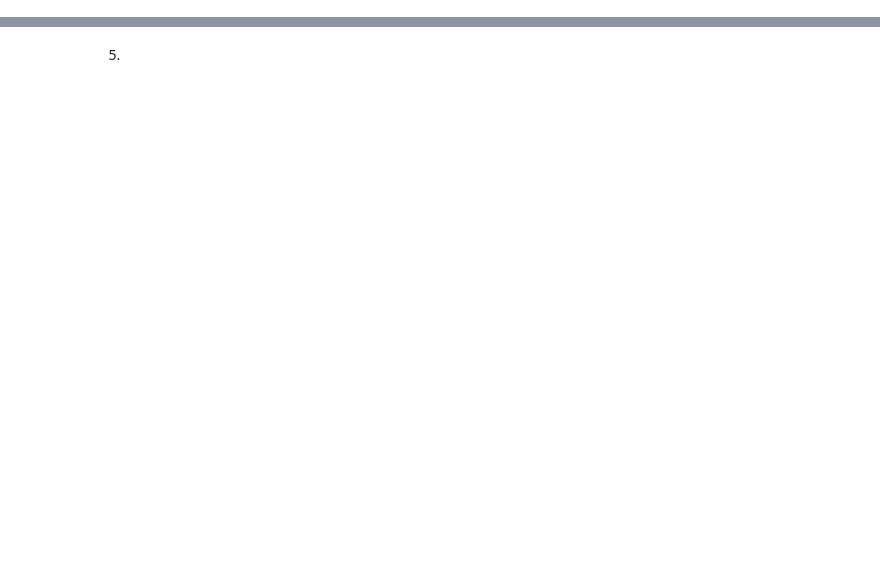
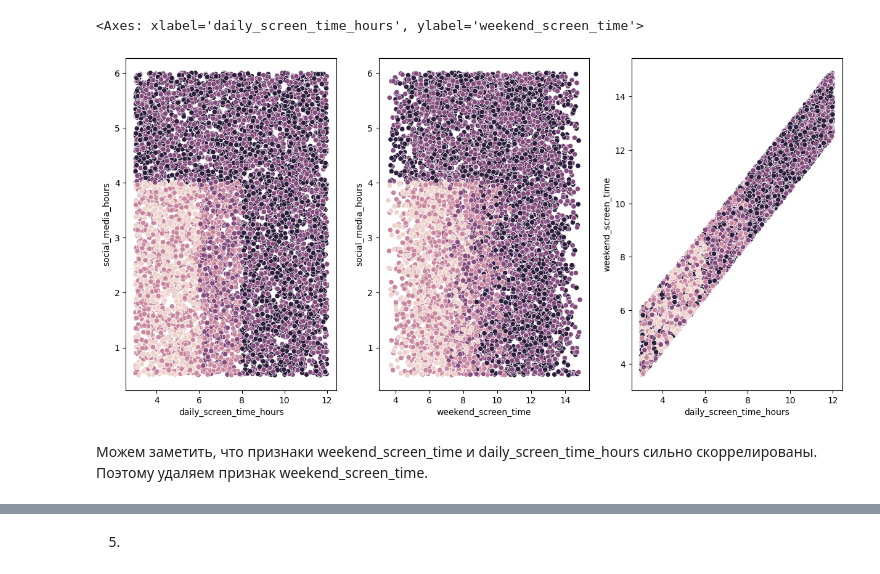
Before and after one commit to Staniskhan/ML_course, a Jupyter notebook: hw03/hw03.ipynb, the cells around one changed output, grey strips where cells are left out. Cells and saved outputs as stored; diff of their text form; code cells hidden in the pictures; blank space fills up the shorter version.

```diff
--- a/hw03/hw03.ipynb
+++ b/hw03/hw03.ipynb
@@ -83,0 +112,3 @@ array([0, 0, 0, 0, 0, 0, 0, 0, 0, 0, 0, 0, 0, 0, 0, 0, 0, 0, 0, 0, 0, 0,
+# %%
+df = df.drop(["addicted_label"], axis=1)
+df.head()
@@ -83,0 +125,3 @@ array([0, 0, 0, 0, 0, 0, 0, 0, 0, 0, 0, 0, 0, 0, 0, 0, 0, 0, 0, 0, 0, 0,
+# %%
+df = pandas.get_dummies(df, columns=["gender", "academic_work_impact"], drop_first=True)
+df.head()
@@ -83,0 +144,4 @@ array([0, 0, 0, 0, 0, 0, 0, 0, 0, 0, 0, 0, 0, 0, 0, 0, 0, 0, 0, 0, 0, 0,
+# %%
+oe = OrdinalEncoder(categories=[['Low', 'Medium', 'High']])
+df['stress_level'] = oe.fit_transform(df[['stress_level']])
+df.head()
@@ -83,0 +158,11 @@ array([0, 0, 0, 0, 0, 0, 0, 0, 0, 0, 0, 0, 0, 0, 0, 0, 0, 0, 0, 0, 0, 0,
+# %%
+df1 = df.copy()
+oe = OrdinalEncoder(categories=[[False, True]])
+df1['gender_Male'] = oe.fit_transform(df1[['gender_Male']])
+df1['gender_Other'] = oe.fit_transform(df1[['gender_Other']])
+df1['academic_work_impact_Yes'] = oe.fit_transform(df1[['academic_work_impact_Yes']])
+
+df1["addiction_level"] = df1["addiction_level"].fillna("zero")
+oe = OrdinalEncoder(categories=[["zero", "Mild", "Moderate", "Severe"]])
+df1['addiction_level'] = oe.fit_transform(df1[['addiction_level']])
+df1.head()
@@ -83,0 +204,12 @@ array([0, 0, 0, 0, 0, 0, 0, 0, 0, 0, 0, 0, 0, 0, 0, 0, 0, 0, 0, 0, 0, 0,
+# %%
+fig, axes = plt.subplots(1, 3, figsize=(15, 7))
+axes = axes.flatten()
+
+sns.scatterplot(x='daily_screen_time_hours', y='social_media_hours', data=df1, hue="addiction_level", legend=False, ax=axes[0])
+sns.scatterplot(x='weekend_screen_time', y='social_media_hours', data=df1, hue="addiction_level", legend=False, ax=axes[1])
+sns.scatterplot(x='daily_screen_time_hours', y='weekend_screen_time', data=df1, hue="addiction_level", legend=False, ax=axes[2])
+# %% [output]
+<Axes: xlabel='daily_screen_time_hours', ylabel='weekend_screen_time'>
+[figure, added]
+# %% [markdown]
+Можем заметить, что признаки weekend_screen_time и daily_screen_time_hours сильно скоррелированы. Поэтому удаляем признак weekend_screen_time.
```
Also changed, not shown: parts of 55 cells of this notebook.
